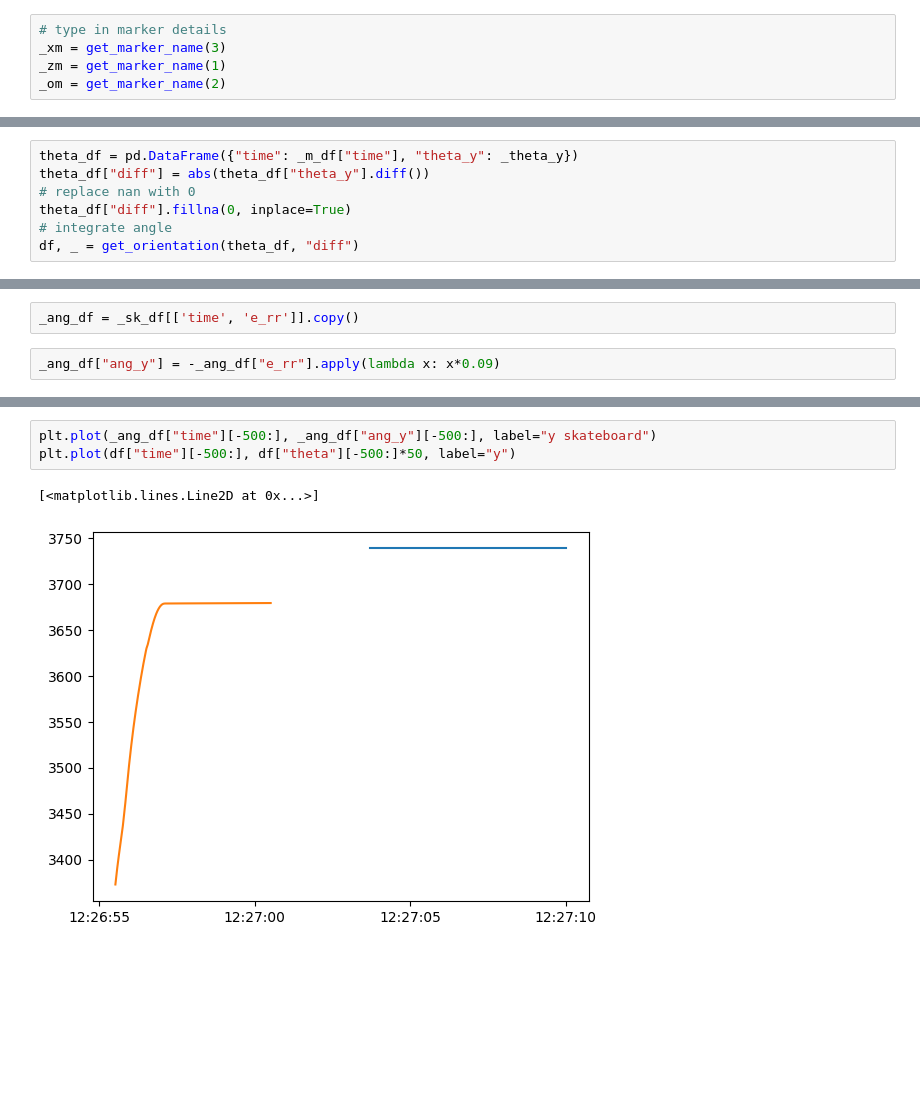
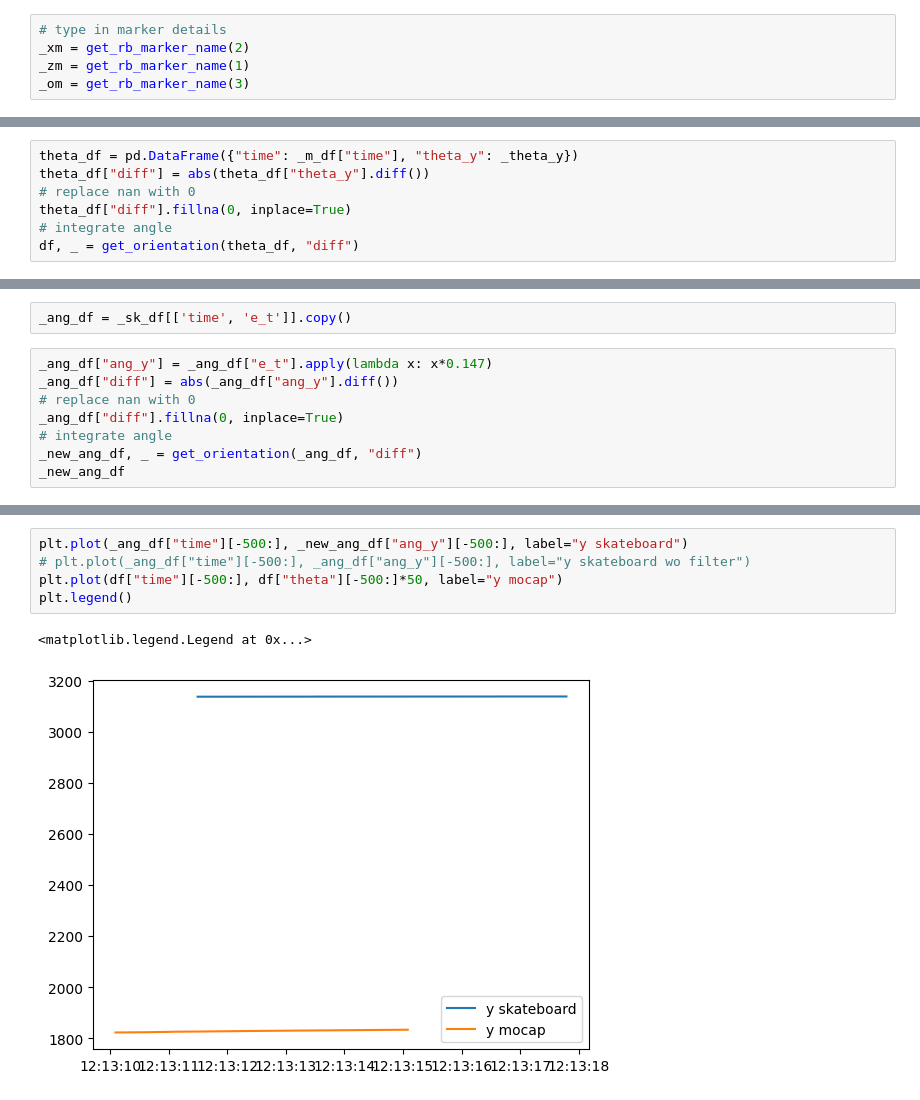
Before and after one commit to SujithChristopher/armbo_preliminary_work, a Jupyter notebook: simulation/ipy_notebooks/encoder_validation.ipynb, the cells around one changed output, grey strips where cells are left out. Cells and saved outputs as stored; diff of their text form; blank space fills up the shorter version.

```diff
--- a/simulation/ipy_notebooks/encoder_validation.ipynb
+++ b/simulation/ipy_notebooks/encoder_validation.ipynb
@@ -57,8 +57,8 @@ _sk_df
 # %%
 # type in marker details
-_xm = get_marker_name(3)
-_zm = get_marker_name(1)
-_om = get_marker_name(2)
+_xm = get_rb_marker_name(2)
+_zm = get_rb_marker_name(1)
+_om = get_rb_marker_name(3)
 # %%
 _mocap_df, st_time = read_rigid_body_csv(os.path.join(_base_pth, _folder_name.split("_")[0] ,_folder_name + ".csv"))
 _mocap_df = add_datetime_col(_mocap_df, st_time, "seconds")
@@ -126,4 +127,10 @@ plt.plot(df["time"], df["theta"], label="y")
 # %%
-_ang_df = _sk_df[['time', 'e_rr']].copy()
+_ang_df = _sk_df[['time', 'e_t']].copy()
-# %%
-_ang_df["ang_y"] = -_ang_df["e_rr"].apply(lambda x: x*0.09)
+# %%
+_ang_df["ang_y"] = _ang_df["e_t"].apply(lambda x: x*0.147)
+_ang_df["diff"] = abs(_ang_df["ang_y"].diff())
+# replace nan with 0
+_ang_df["diff"].fillna(0, inplace=True)
+# integrate angle
+_new_ang_df, _ = get_orientation(_ang_df, "diff")
+_new_ang_df
@@ -137,6 +164,8 @@ plt.legend()
 # %%
-plt.plot(_ang_df["time"][-500:], _ang_df["ang_y"][-500:], label="y skateboard")
-plt.plot(df["time"][-500:], df["theta"][-500:]*50, label="y")
+plt.plot(_ang_df["time"][-500:], _new_ang_df["ang_y"][-500:], label="y skateboard")
+# plt.plot(_ang_df["time"][-500:], _ang_df["ang_y"][-500:], label="y skateboard wo filter")
+plt.plot(df["time"][-500:], df["theta"][-500:]*50, label="y mocap")
+plt.legend()
 # %% [output]
-[<matplotlib.lines.Line2D at 0x...>]
+<matplotlib.legend.Legend at 0x...>
-[figure, old version]
+[figure, new version]
```
Also changed, not shown: parts of 8 cells of this notebook, 3 other files.
